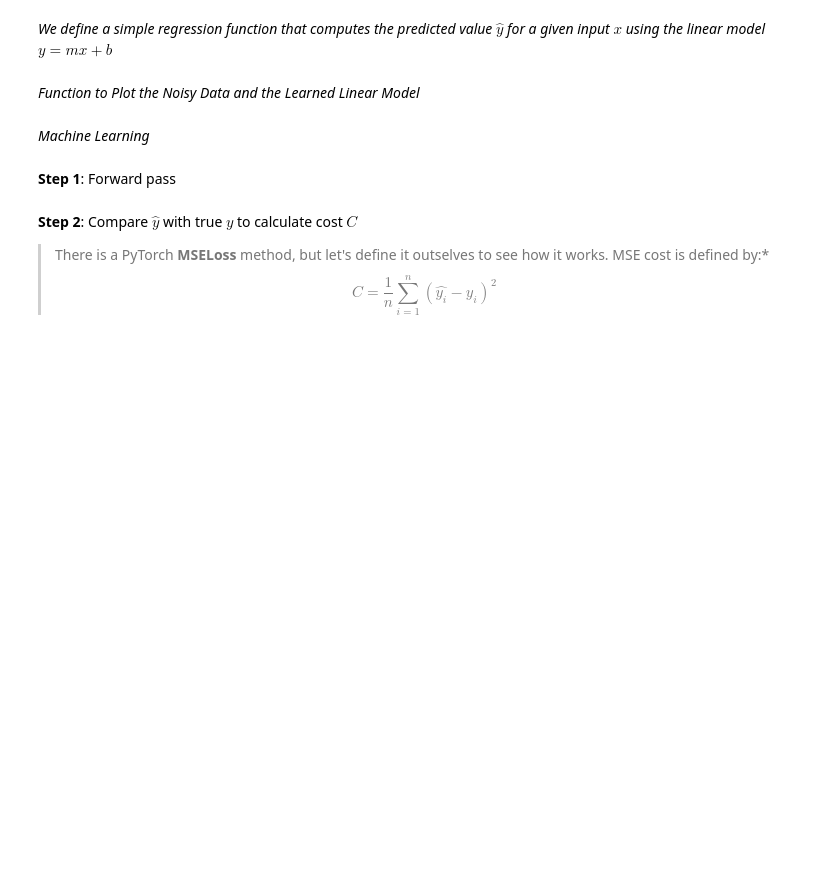
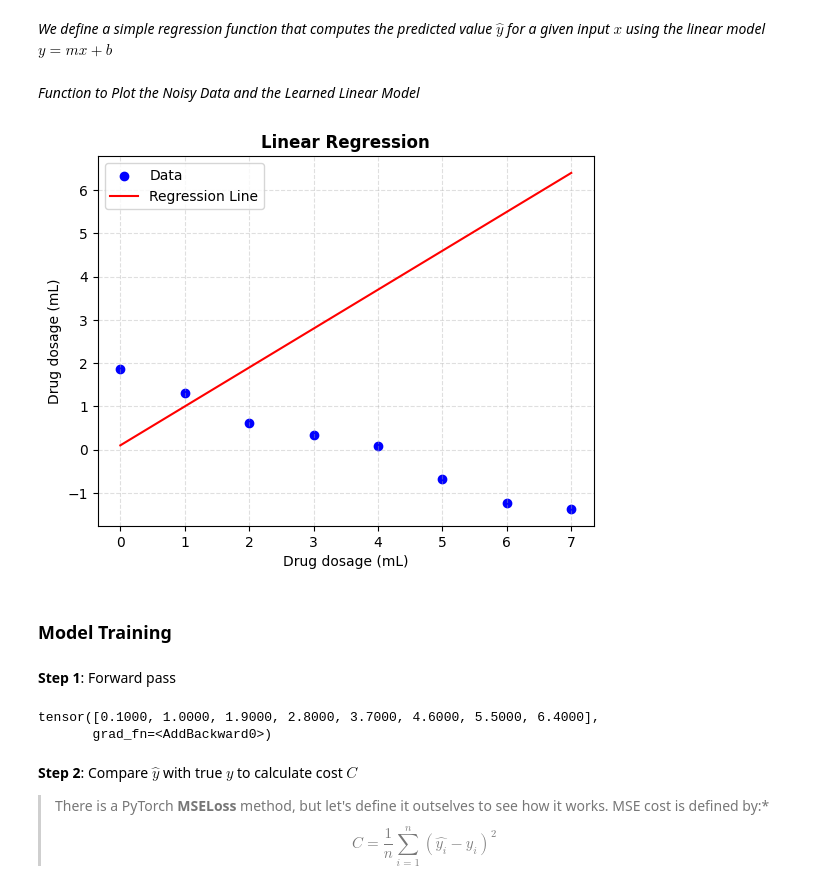
Before and after one commit to mharis-ai/ml-ai-learning-journey, a Jupyter notebook: phase03-mathematics-for-machine-learning/course04-calculus-for-machine-learning/calculus-i-limits-and-derivatives/segment03-automatic-differentiation.ipynb, the cells around one changed output. Saved outputs shown, nothing was run; the diff lists cells and outputs as text; code cells hidden in the pictures; blank space fills up the shorter version.

```diff
--- a/phase03-mathematics-for-machine-learning/course04-calculus-for-machine-learning/calculus-i-limits-and-derivatives/segment03-automatic-differentiation.ipynb
+++ b/phase03-mathematics-for-machine-learning/course04-calculus-for-machine-learning/calculus-i-limits-and-derivatives/segment03-automatic-differentiation.ipynb
@@ -77,6 +90,5 @@ plt.show()
 # %% [markdown]
 *The target $y$ values are generated from the linear equation $y = mx + b$, which lets us know the true parameters the model should learn. In our case, the underlying line uses $m = 0.9$ and $b = 0.1$. To introduce a bit of realism, we add random, normally distributed noise to the data to simulate sampling variability. We will use PyTorch’s automatic differentiation (autodiff) to learn these parameters from the noisy observations.*
 # %%
-import torch.nn as nn
-m = nn.Parameter(torch.tensor(0.9))
+m = torch.tensor(0.9, requires_grad=True)
 m
@@ -83,3 +97,3 @@ m
 # %%
-b = nn.Parameter(torch.tensor(0.1))
+b = torch.tensor(0.1, requires_grad=True)
 b
@@ -90,26 +106,42 @@ def regression(m,x,b):
     return m*x + b
 # %% [markdown]
 *Function to Plot the Noisy Data and the Learned Linear Model*
-# %%
-def regression_plot(x, y, m, b):
-    fig, ax = plt.subplots()
-
-    ax.scatter(x, y)
-    x_min, x_max = ax.get_xlim()
-    y_min = regression(m, x_min, b).item()
-    y_max = regression(m, x_max, b).item()
-    ax.plot([x_min, x_max], [y_min, y_max])
-
-    return ax
+# %%
+def regression_plot(x, y, m, b):
+    # Get current axes for plotting
+    ax = plt.gca()
+
+    # Plot data points
+    ax.scatter(x.detach().numpy(), y.detach().numpy(), label="Data", color='blue')
+
+    # Compute endpoints of the regression line
+    x_min, x_max = x.min().item(), x.max().item()
+    y_min, y_max = (m * x_min + b).item(), (m * x_max + b).item()
+    # Plot regression line
+    ax.plot([x_min, x_max], [y_min, y_max], color='red', label="Regression Line")
+
+    # Add labels, title, legend, and grid
+    ax.set_xlabel("Drug dosage (mL)")
+    ax.set_ylabel("Drug dosage (mL)")
+    ax.set_title("Linear Regression",fontweight="bold")
+    ax.legend()
+    ax.grid(True, linestyle='--', alpha=0.4)
+
+    return ax
 # %%
-regression_plot(x,y,m,b)
+plt.show(regression_plot(x,y,m,b))
+# %% [output]
+[figure, added]
-# %% [markdown]
-*Machine Learning*
+# %% [markdown]
+### **Model Training**
 # %% [markdown]
 **Step 1**: Forward pass
 # %%
 yhat = regression(m,x,b)
 yhat
+# %% [output]
+tensor([0.1000, 1.0000, 1.9000, 2.8000, 3.7000, 4.6000, 5.5000, 6.4000],
+       grad_fn=<AddBackward0>)
 # %% [markdown]
 **Step 2**: Compare $\hat{y}$ with true $y$ to calculate cost $C$
 
```
Also changed, not shown: parts of 20 cells of this notebook, 5 other files.
